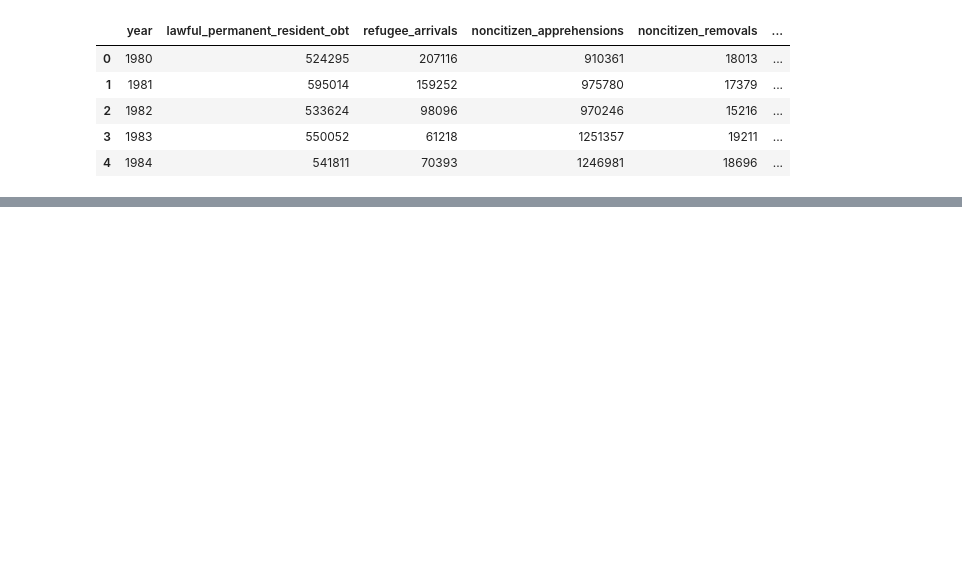
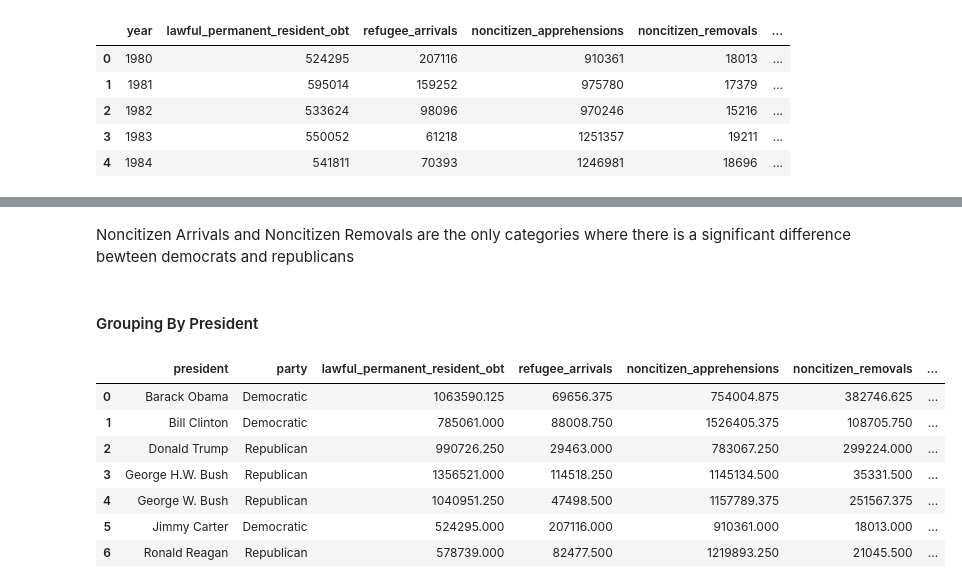
Before and after one commit to josh2894/us_immigration, a Jupyter notebook: notebooks/us_immigration_analysis.ipynb, the cells around one changed output, grey strips where cells are left out. Saved outputs shown, nothing was run; the diff lists cells and outputs as text; code cells hidden in the pictures; blank space fills up the shorter version.

```diff
--- a/notebooks/us_immigration_analysis.ipynb
+++ b/notebooks/us_immigration_analysis.ipynb
@@ -175,3 +179,21 @@ fig.update_layout(title_text='Average Immigration Statistics Across Political Pa
 fig.show(renderer='notebook_connected')
 # %% [output]
 [interactive output not drawn]
+# %% [markdown]
+Noncitizen Arrivals and Noncitizen Removals are the only categories where there is a significant difference bewteen democrats and republicans
+# %% [markdown]
+#### Grouping By President
+# %%
+# target_cols is all the numerical columns
+target_cols = df.iloc[:, 1:6].columns.to_list()
+presidents_avg = df.groupby(['president', 'party'], as_index=False)[target_cols].mean()
+presidents_avg
+# %% [output]
+|  | president | party | lawful_permanent_resident_obt | refugee_arrivals | noncitizen_apprehensions | noncitizen_removals | ... |
+| 0 | Barack Obama | Democratic | 1063590.125 | 69656.375 | 754004.875 | 382746.625 | ... |
+| 1 | Bill Clinton | Democratic | 785061.000 | 88008.750 | 1526405.375 | 108705.750 | ... |
+| 2 | Donald Trump | Republican | 990726.250 | 29463.000 | 783067.250 | 299224.000 | ... |
+| 3 | George H.W. Bush | Republican | 1356521.000 | 114518.250 | 1145134.500 | 35331.500 | ... |
+| 4 | George W. Bush | Republican | 1040951.250 | 47498.500 | 1157789.375 | 251567.375 | ... |
+| 5 | Jimmy Carter | Democratic | 524295.000 | 207116.000 | 910361.000 | 18013.000 | ... |
+| 6 | Ronald Reagan | Republican | 578739.000 | 82477.500 | 1219893.250 | 21045.500 | ... |
```
Also changed, not shown: parts of 10 cells of this notebook.
